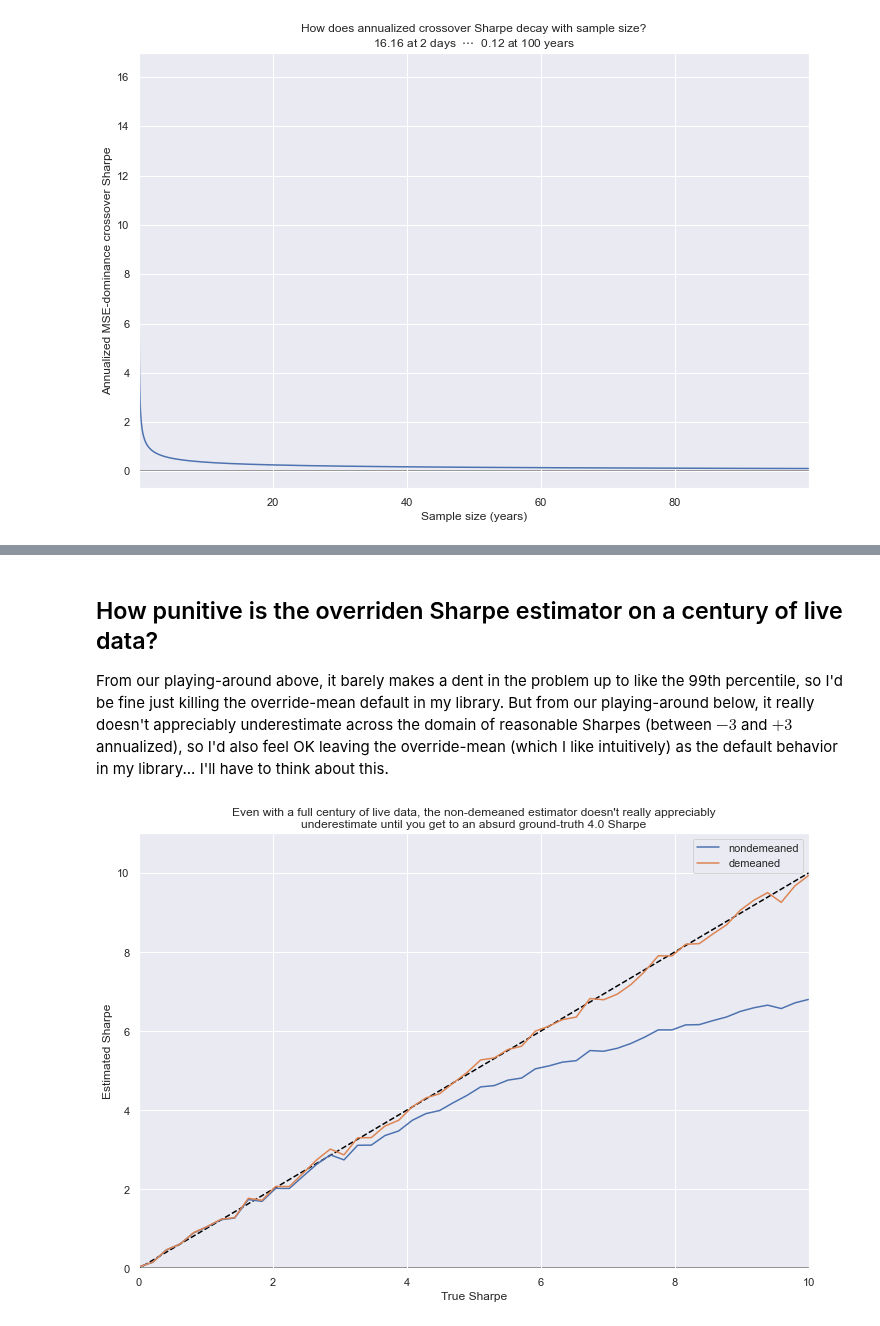
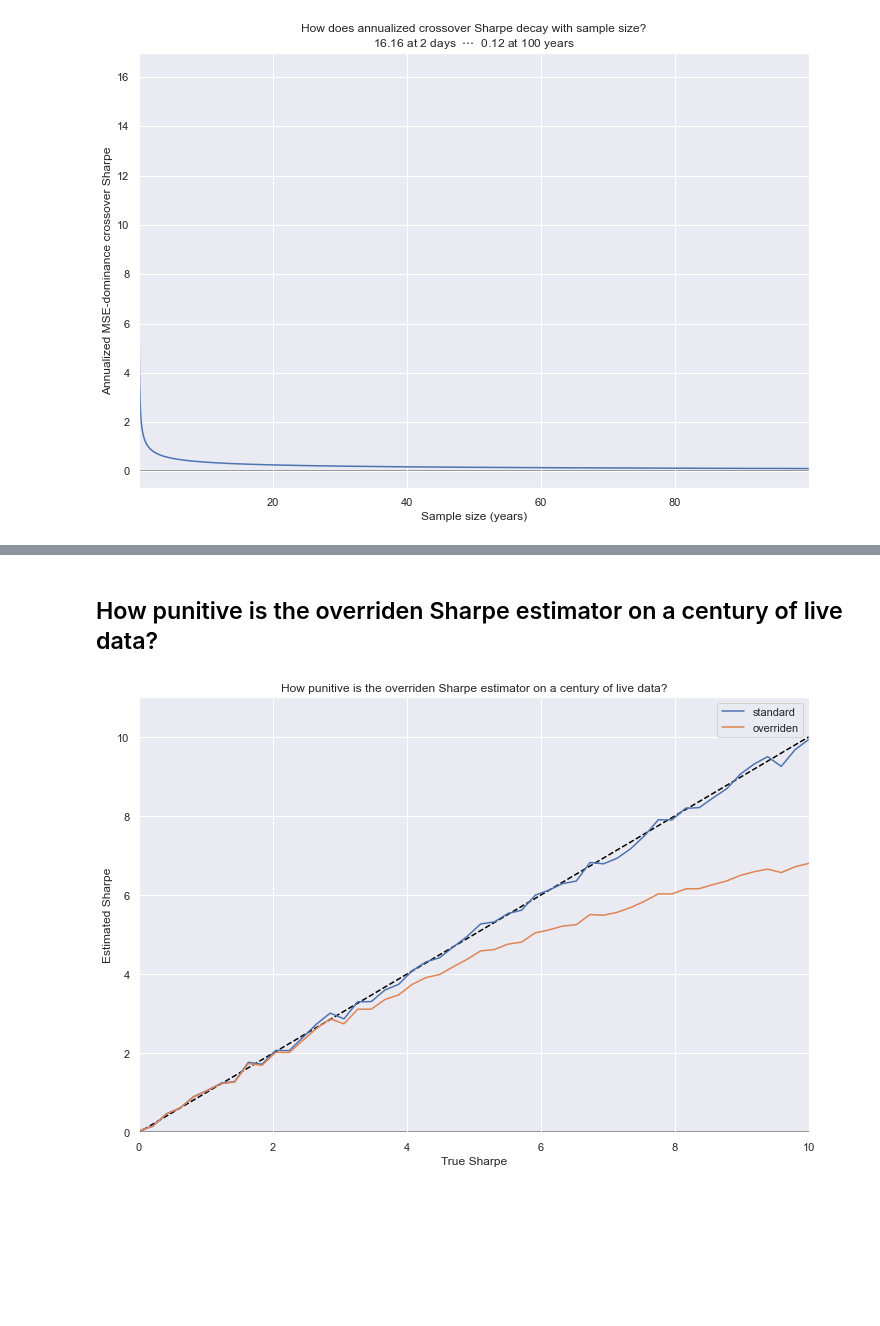
Before and after one commit to sparshsah/foggy-demo, a Jupyter notebook: demo/stats/risk-bias-variance.ipynb, the cells around one changed output, grey strips where cells are left out. Saved outputs shown, nothing was run; the diff lists cells and outputs as text; code cells hidden in the pictures; blank space fills up the shorter version.

```diff
--- a/demo/stats/risk-bias-variance.ipynb
+++ b/demo/stats/risk-bias-variance.ipynb
@@ -169,35 +176,34 @@ plot_sim()
-# %% [markdown]
-## How punitive is the overriden Sharpe estimator on a century of live data?
-
-From our playing-around above, it barely makes a dent in the problem up to like the 99th percentile, so I'd be fine just killing the override-mean default in my library. But from our playing-around below, it really doesn't appreciably underestimate across the domain of reasonable Sharpes (between $-3$ and $+3$ annualized), so I'd also feel OK leaving the override-mean (which I like intuitively) as the default behavior in my library... I'll have to think about this.
+# %% [markdown]
+## How punitive is the overriden Sharpe estimator on a century of live data?
 # %%
-def _sim(true_sharpe: float=0) -> ff.FloatSeries:
+def _get_est(true_sharpe: float=0) -> ff.FloatSeries:
     r = ff._sim_r(ann_sharpe=true_sharpe)
-    est_sharpe = fc.get_series([
-        ("nondemeaned", ff._get_est_sharpe_of_r(r=r)),
-        ("demeaned", ff._get_est_sharpe_of_r(r=r, de_avg_kind="mean"))
+    est = fc.get_series([
+        ("standard", ff._get_est_sharpe_of_r(r=r, de_avg_kind="mean")),
+        ("overriden", ff._get_est_sharpe_of_r(r=r, de_avg_kind=None))
     ])
-    return est_sharpe
+    return est
 
-def sim() -> ff.FloatDF:
-    est_sharpe = pd.DataFrame({true_sharpe: _sim(true_sharpe=true_sharpe) for true_sharpe in np.linspace(0,10)}).T
-    return est_sharpe
+def get_ests() -> ff.FloatDF:
+    ests = pd.DataFrame({true_sharpe:
+        _get_est(true_sharpe=true_sharpe)
+    for true_sharpe in np.linspace(0,10)}).T
+    return ests
 
-def plot_sim() -> None:
+def plot_ests() -> None:
     np.random.seed(42)
-    est_sharpe = sim()
+    ests = get_ests()
     ax = fc.get_y_equals_x_plot_base(lim=10)
     fc.plot(
-        est_sharpe,
+        ests,
         xlabel="True Sharpe",
         ylabel="Estimated Sharpe",
-        title="Even with a full century of live data, the non-demeaned estimator doesn't really appreciably\n" + \
-            "underestimate until you get to an absurd ground-truth 4.0 Sharpe",
+        title="How punitive is the overriden Sharpe estimator on a century of live data?",
         ax=ax,
         # override from the ax
         ylim_bottom=0
     )
 
-plot_sim()
+plot_ests()
 # %% [output]
-[figure, old version]
+[figure, new version]
```
Also changed, not shown: parts of 3 cells of this notebook.
